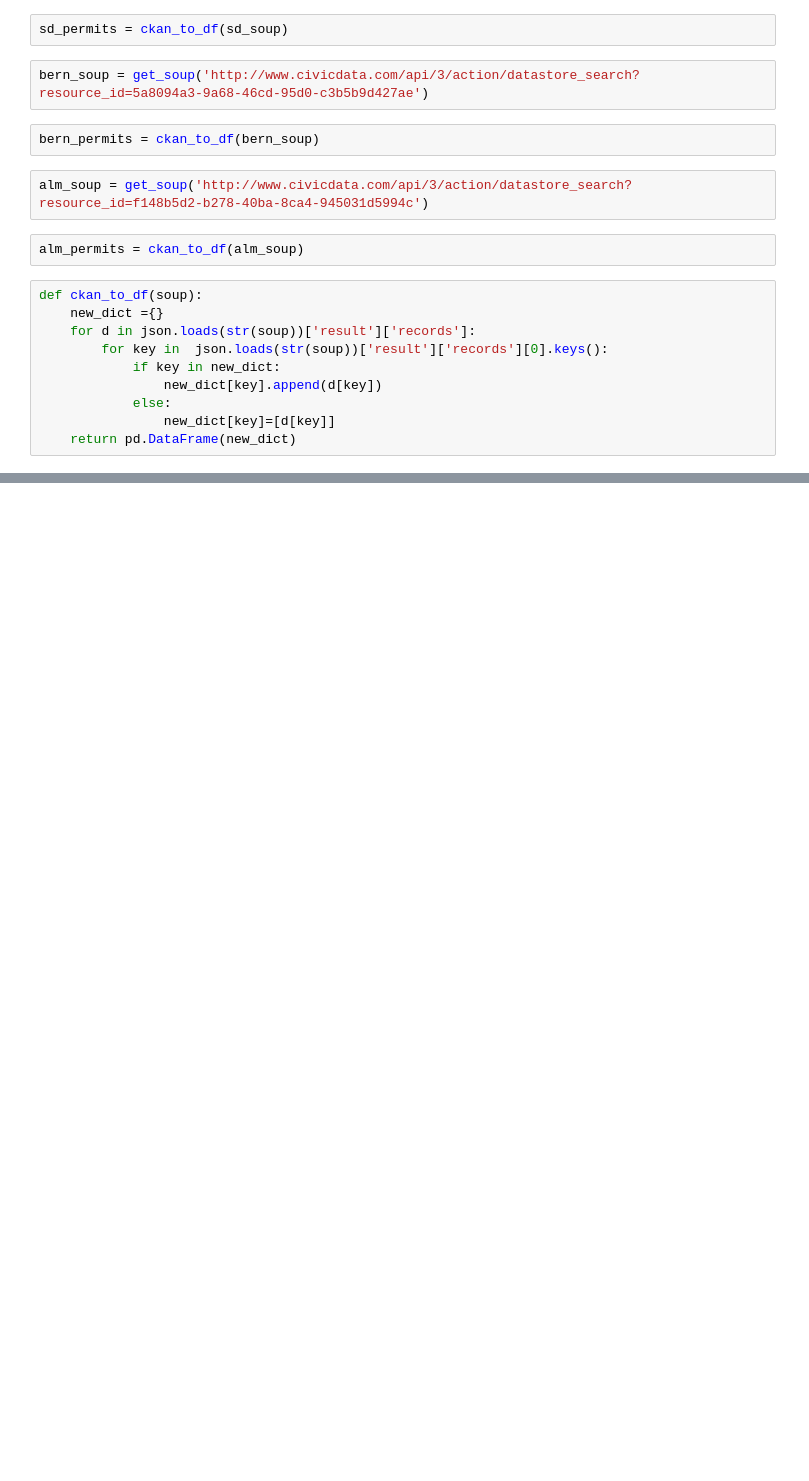
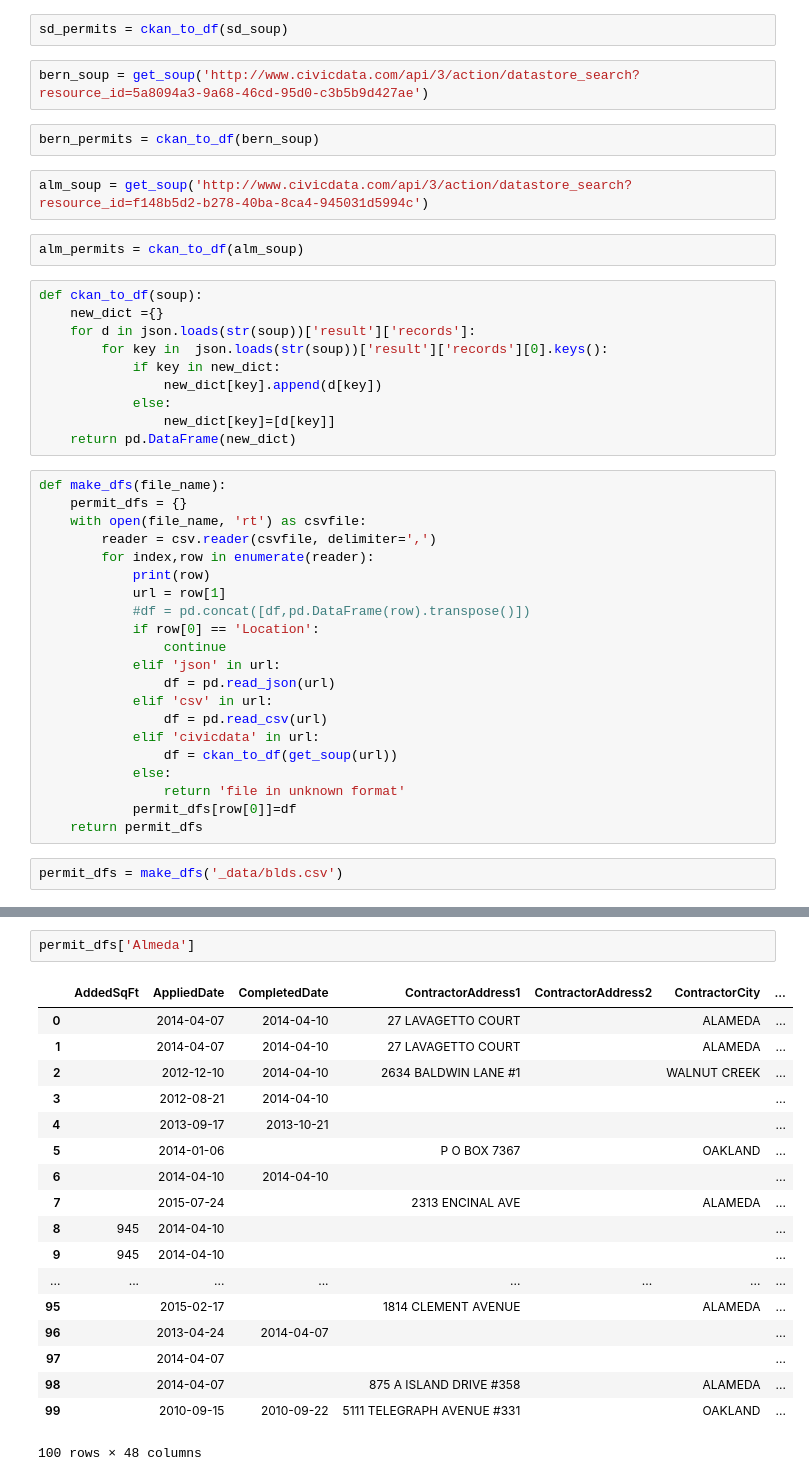
Before and after one commit to sunlightpolicy/open_data_standards_project, a Jupyter notebook: procurement.ipynb, the cells around one changed output, grey strips where cells are left out. Cells and saved outputs as stored; diff of their text form; blank space fills up the shorter version.

```diff
--- a/procurement.ipynb
+++ b/procurement.ipynb
@@ -269,3 +269,26 @@ def ckan_to_df(soup):
             else:
                 new_dict[key]=[d[key]]
     return pd.DataFrame(new_dict)
+# %%
+def make_dfs(file_name):
+    permit_dfs = {}
+    with open(file_name, 'rt') as csvfile:
+        reader = csv.reader(csvfile, delimiter=',')
+        for index,row in enumerate(reader):
+            print(row)
+            url = row[1]
+            #df = pd.concat([df,pd.DataFrame(row).transpose()])
+            if row[0] == 'Location':
+                continue
+            elif 'json' in url:
+                df = pd.read_json(url)
+            elif 'csv' in url:
+                df = pd.read_csv(url)
+            elif 'civicdata' in url:
+                df = ckan_to_df(get_soup(url))
+            else:
+                return 'file in unknown format'
+            permit_dfs[row[0]]=df
+    return permit_dfs
+# %%
+permit_dfs = make_dfs('_data/blds.csv')
@@ -271,0 +306,21 @@ def ckan_to_df(soup):
+# %%
+permit_dfs['Almeda']
+# %% [output]
+|  | AddedSqFt | AppliedDate | CompletedDate | ContractorAddress1 | ContractorAddress2 | ContractorCity | ... |
+| 0 |  | 2014-04-07 | 2014-04-10 | 27 LAVAGETTO COURT |  | ALAMEDA | ... |
+| 1 |  | 2014-04-07 | 2014-04-10 | 27 LAVAGETTO COURT |  | ALAMEDA | ... |
+| 2 |  | 2012-12-10 | 2014-04-10 | 2634 BALDWIN LANE #1 |  | WALNUT CREEK | ... |
+| 3 |  | 2012-08-21 | 2014-04-10 |  |  |  | ... |
+| 4 |  | 2013-09-17 | 2013-10-21 |  |  |  | ... |
+| 5 |  | 2014-01-06 |  | P O BOX 7367 |  | OAKLAND | ... |
+| 6 |  | 2014-04-10 | 2014-04-10 |  |  |  | ... |
+| 7 |  | 2015-07-24 |  | 2313 ENCINAL AVE |  | ALAMEDA | ... |
+| 8 | 945 | 2014-04-10 |  |  |  |  | ... |
+| 9 | 945 | 2014-04-10 |  |  |  |  | ... |
+| ... | ... | ... | ... | ... | ... | ... | ... |
+| 95 |  | 2015-02-17 |  | 1814 CLEMENT AVENUE |  | ALAMEDA | ... |
+| 96 |  | 2013-04-24 | 2014-04-07 |  |  |  | ... |
+| 97 |  | 2014-04-07 |  |  |  |  | ... |
+| 98 |  | 2014-04-07 |  | 875 A ISLAND DRIVE #358 |  | ALAMEDA | ... |
+| 99 |  | 2010-09-15 | 2010-09-22 | 5111 TELEGRAPH AVENUE #331 |  | OAKLAND | ... |
+100 rows × 48 columns
```
Also changed, not shown: parts of 1 cell of this notebook, 3 other files.
